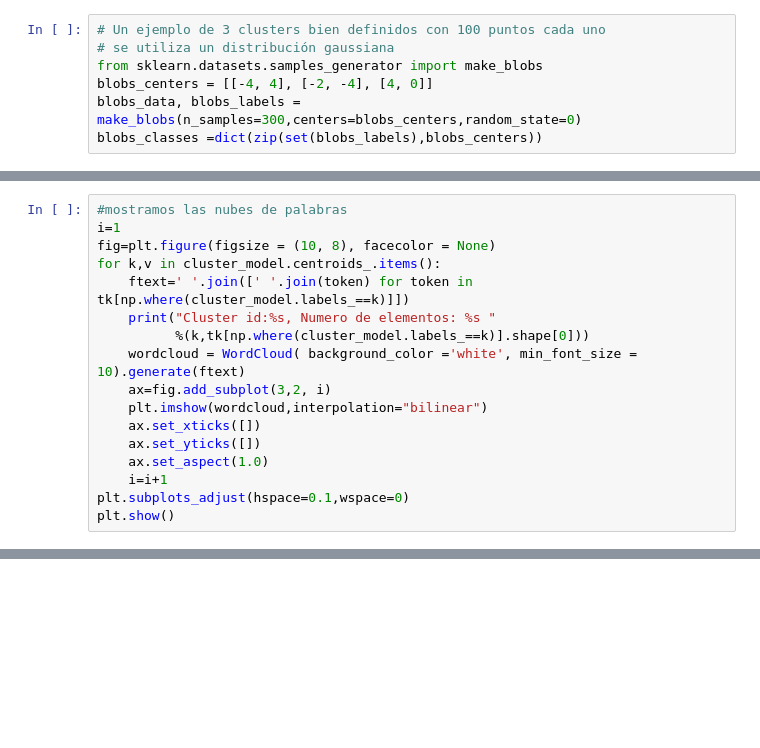
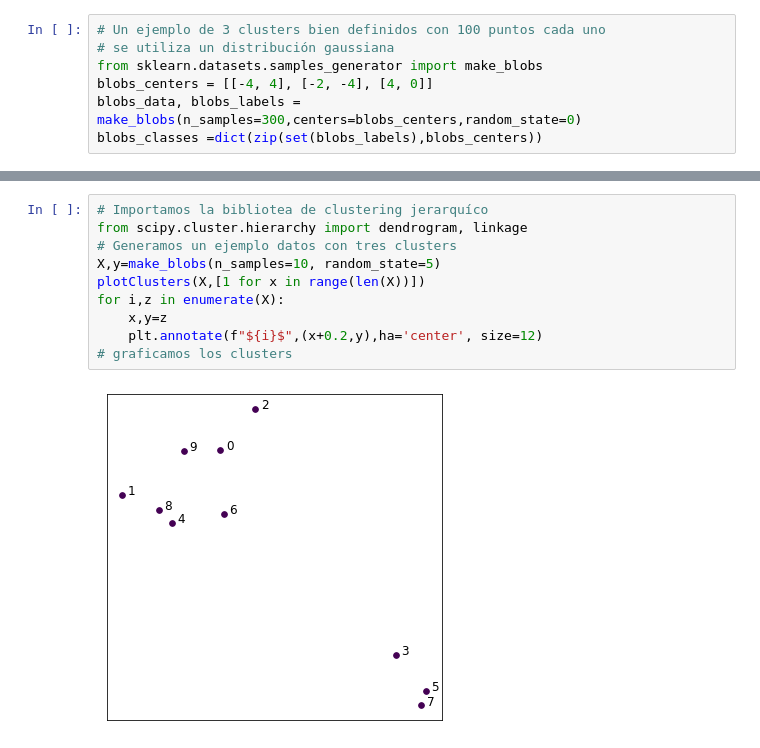
Before and after one commit to kyriox/aed, a Jupyter notebook: 03_clustering.ipynb, the cells around one changed output, grey strips where cells are left out. Cells and saved outputs as stored; diff of their text form; blank space fills up the shorter version.

```diff
--- a/03_clustering.ipynb
+++ b/03_clustering.ipynb
@@ -333,17 +35,0 @@ from wordcloud import WordCloud
-# %%
-#mostramos las nubes de palabras
-i=1
-fig=plt.figure(figsize = (10, 8), facecolor = None)
-for k,v in cluster_model.centroids_.items():
-    ftext=' '.join([' '.join(token) for token in tk[np.where(cluster_model.labels_==k)]])
-    print("Cluster id:%s, Numero de elementos: %s "
-          %(k,tk[np.where(cluster_model.labels_==k)].shape[0]))
-    wordcloud = WordCloud( background_color ='white', min_font_size = 10).generate(ftext)
-    ax=fig.add_subplot(3,2, i)
-    plt.imshow(wordcloud,interpolation="bilinear")
-    ax.set_xticks([])
-    ax.set_yticks([])
-    ax.set_aspect(1.0)
-    i=i+1
-plt.subplots_adjust(hspace=0.1,wspace=0)
-plt.show()
@@ -383,0 +172,12 @@ La tarea consiste en reproducir el pipeline descrito utilizando sus implementaci
+# %%
+# Importamos la bibliotea de clustering jerarquíco
+from scipy.cluster.hierarchy import dendrogram, linkage
+# Generamos un ejemplo datos con tres clusters
+X,y=make_blobs(n_samples=10, random_state=5)
+plotClusters(X,[1 for x in range(len(X))])
+for i,z in enumerate(X):
+    x,y=z
+    plt.annotate(f"${i}$",(x+0.2,y),ha='center', size=12)
+# graficamos los clusters
+# %% [output]
+[figure, added]
```
Also changed, not shown: parts of 107 cells of this notebook.
